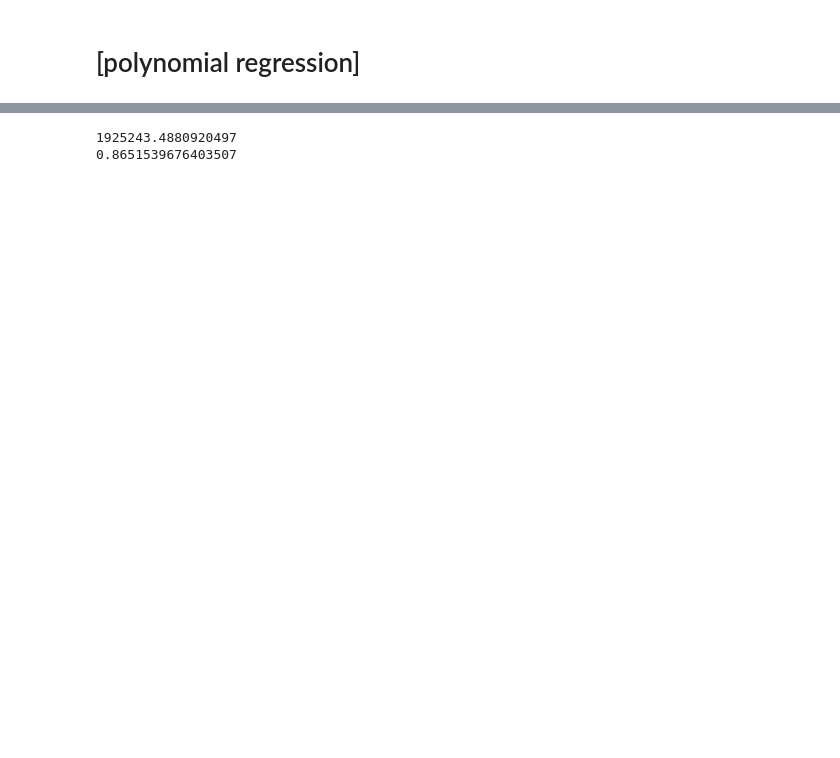
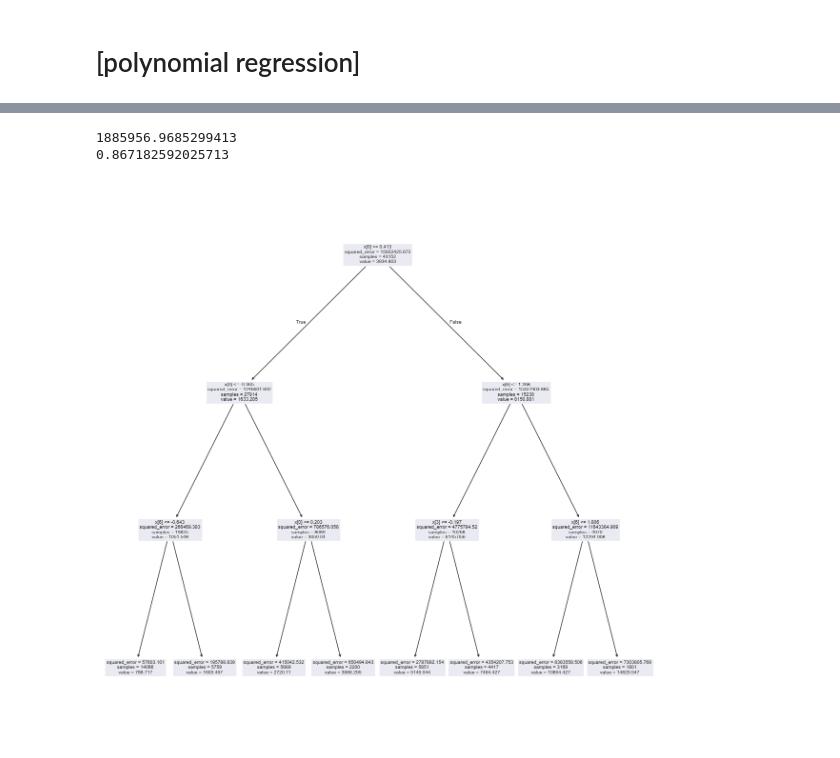
Before and after one commit to Animesh-Samantaray/PYTHON, a Jupyter notebook: ML/Diamond/diamonds.ipynb, the cells around one changed output, grey strips where cells are left out. Saved outputs shown, nothing was run; the diff lists cells and outputs as text; code cells hidden in the pictures; blank space fills up the shorter version.

```diff
--- a/ML/Diamond/diamonds.ipynb
+++ b/ML/Diamond/diamonds.ipynb
@@ -226,14 +226,14 @@ print(r2_score(pred_y , y_test))
 # %%
-from sklearn.ensemble import AdaBoostRegressor
-
-from sklearn.tree import DecisionTreeRegressor
-lr = DecisionTreeRegressor(max_depth=3)
-
-alg = AdaBoostRegressor(estimator=lr)
+from sklearn.tree import DecisionTreeRegressor,plot_tree
+alg = DecisionTreeRegressor(max_depth=3)
 alg.fit(x_train , y_train)
 yp=alg.predict(x_test)
 print(mean_squared_error(yp , y_test))
 print(r2_score(yp , y_test))
+plt.figure(figsize=(15,15))
+plot_tree(alg)
+plt.show()
 # %% [output]
-1925243.4880920497
-0.8651539676403507
+1885956.9685299413
+0.867182592025713
+[figure, added]
```
Also changed, not shown: parts of 3 cells of this notebook, 5 other files.
